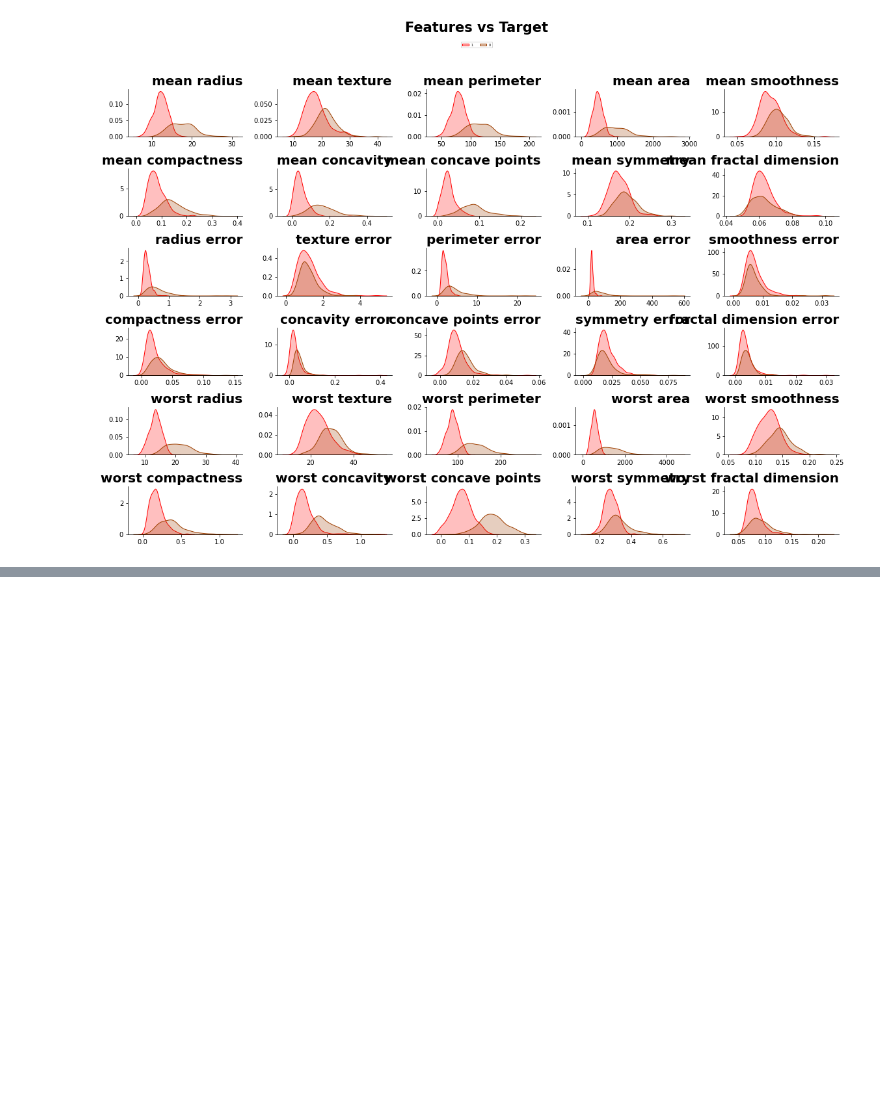
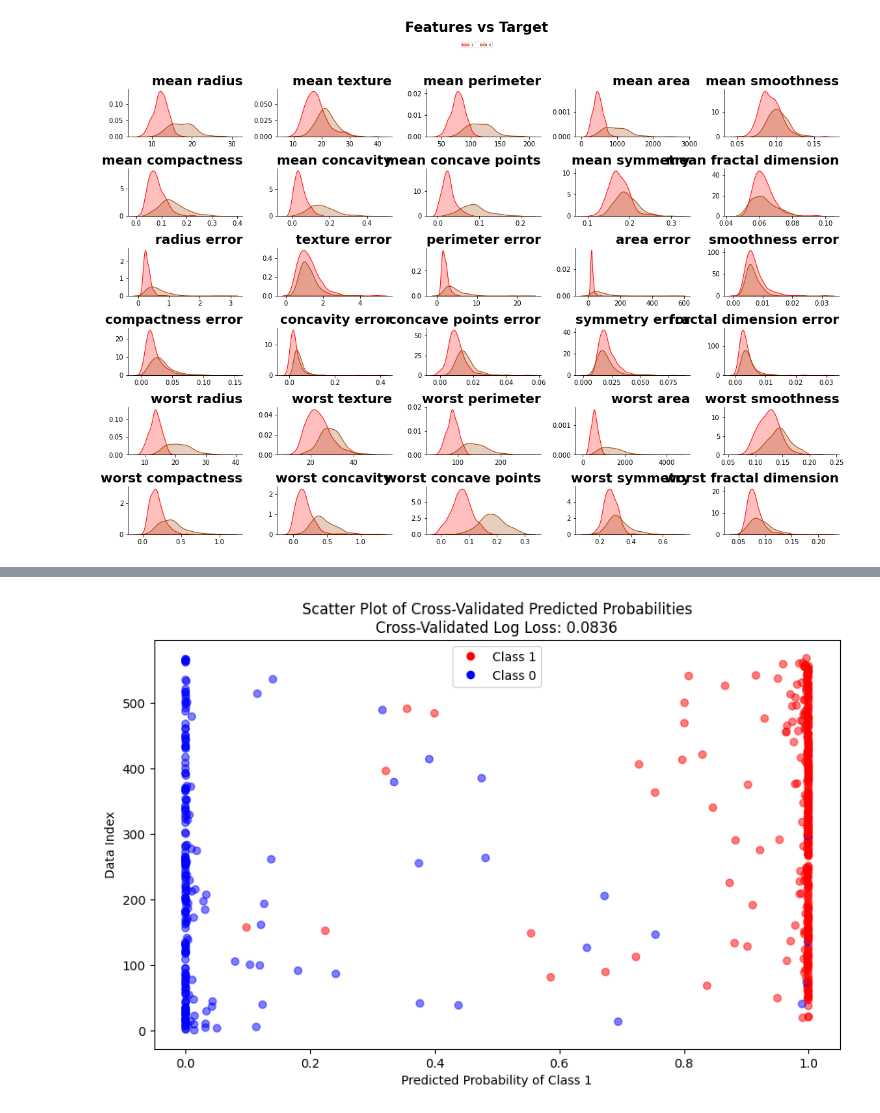
Before and after one commit to karta282950/-, a Jupyter notebook: 模型融合/CVwithLightGBM_viz.ipynb, the cells around one changed output, grey strips where cells are left out. Drawn from its saved outputs; the diff is of its cells as text; code cells hidden in the pictures; blank space fills up the shorter version.

```diff
--- a/CVwithLightGBM_viz.ipynb
+++ b/模型融合/CVwithLightGBM_viz.ipynb
@@ -136,8 +1,15 @@ Mean Squared Error: 0.21537825655583825
 # %%
+import numpy as np
+import pandas as pd
+import matplotlib.pyplot as plt
 from sklearn.datasets import load_breast_cancer
-import pandas as pd
+from sklearn.model_selection import cross_val_predict, cross_val_score
+from sklearn.metrics import log_loss
+from xgboost import XGBClassifier
 
 # Load the breast cancer dataset
 breast = load_breast_cancer()
 df = pd.DataFrame(data=breast['data'], columns = breast['feature_names'])
-df['target'] = data.target
+df['target'] = breast.target
+print(df.shape)
+df.head()
@@ -189,0 +52,35 @@ from iterstrat.ml_stratifiers import MultilabelStratifiedKFold, RepeatedMultilab
+# %%
+# Initialize the LGBM model
+model = XGBClassifier()
+
+# Perform cross-validation and get the predicted probabilities
+y_pred = cross_val_predict(model, df.drop(columns=['target'], axis=1), df['target'], cv=5, method='predict_proba')
+
+# Get the predicted probabilities for the positive class (class 1)
+y_pred_class1 = y_pred[:, 1]
+
+# Create the index array for the data points
+indices = np.arange(len(df))
+
+# Assign colors to different labels
+colors = ['red' if label == 1 else 'blue' for label in df['target']]
+
+# Calculate cross-validated log loss
+loss = -np.mean(cross_val_score(model, df.drop(columns=['target'], axis=1), df['target'], cv=5, scoring='neg_log_loss'))
+
+# Plot the scatter plot of predicted probabilities vs. data index with different colors
+plt.figure(figsize=(10, 6))
+plt.scatter(y_pred_class1, indices, color=colors, alpha=0.5)
+plt.xlabel('Predicted Probability of Class 1')
+plt.ylabel('Data Index')
+
+# Create custom legend handles for the scatter plot
+class1_patch = plt.Line2D([0], [0], marker='o', color='w', markerfacecolor='red', markersize=8)
+class0_patch = plt.Line2D([0], [0], marker='o', color='w', markerfacecolor='blue', markersize=8)
+plt.legend([class1_patch, class0_patch], ['Class 1', 'Class 0'])
+
+# Add cross-validated log loss to the title
+plt.title(f'Scatter Plot of Cross-Validated Predicted Probabilities\nCross-Validated Log Loss: {loss:.4f}')
+plt.show()
+# %% [output]
+[figure, added]
```
Also changed, not shown: parts of 13 cells of this notebook, 53 other files.
